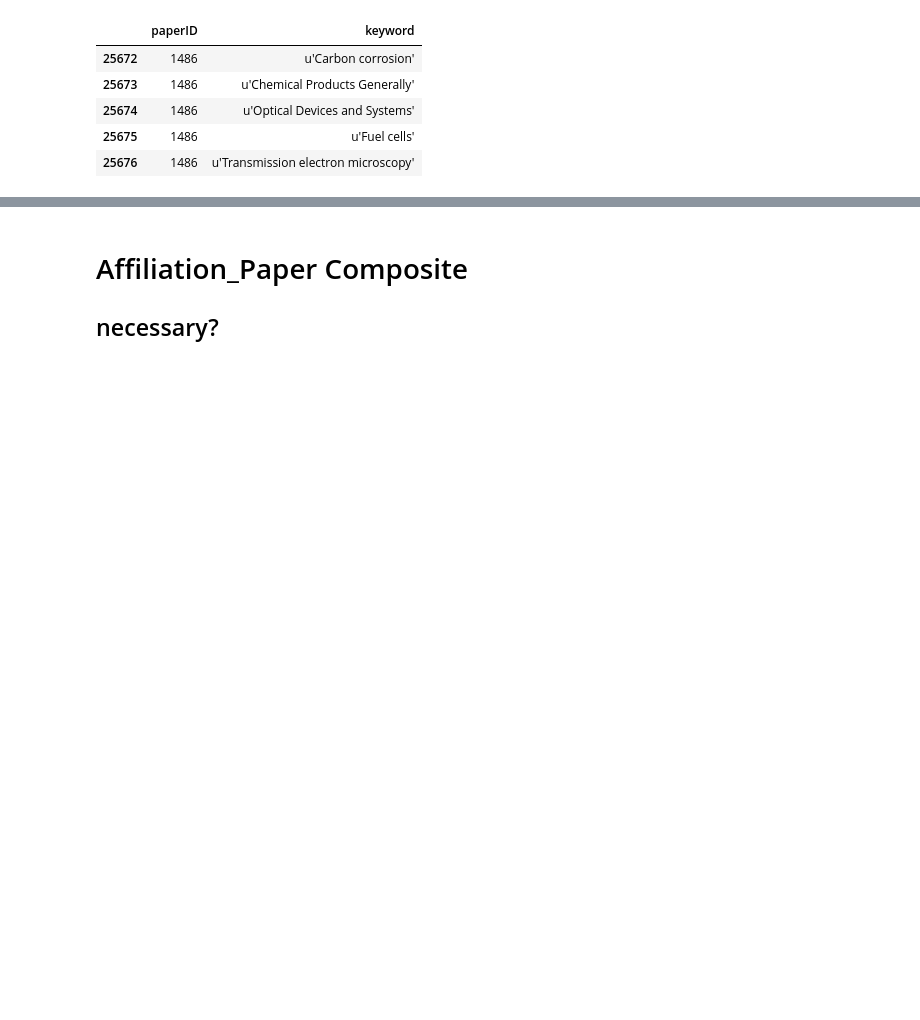
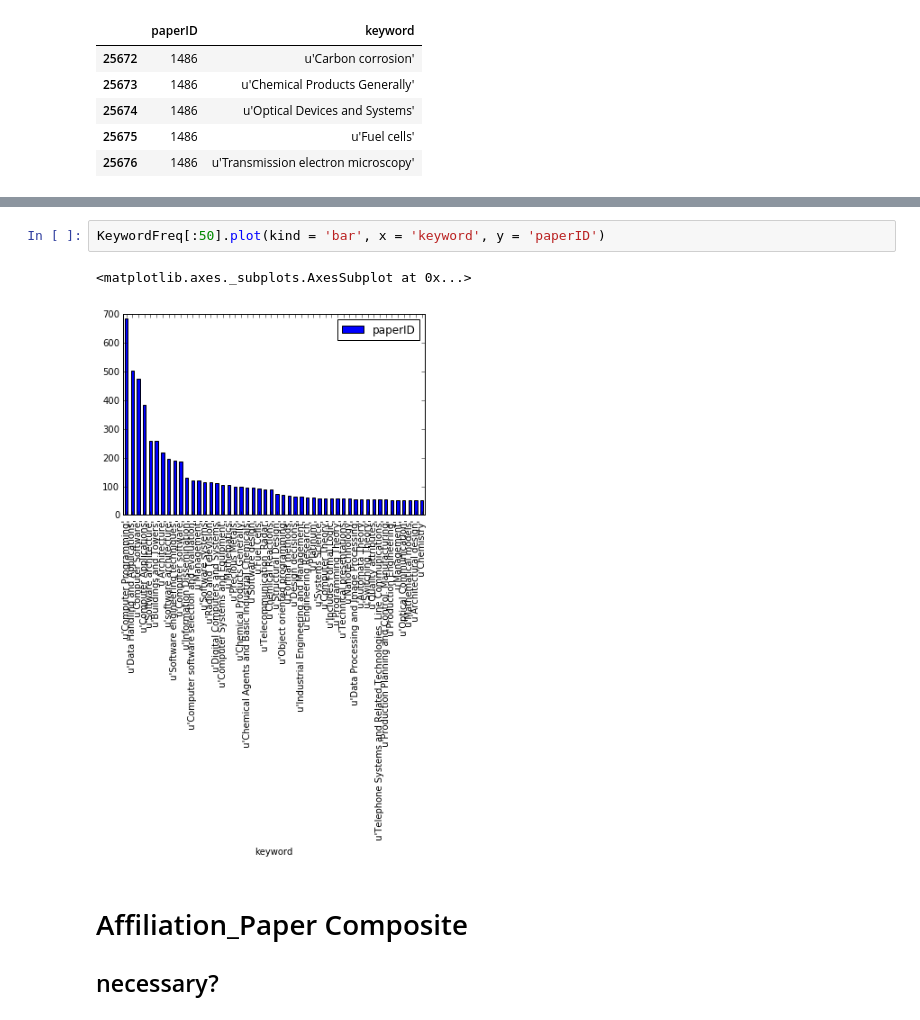
Before and after one commit to noveroa/DataBases, a Jupyter notebook: sqlStart/newSqlNotebooknew_compositesadded.ipynb, the cells around one changed output, grey strips where cells are left out. Drawn from its saved outputs; the diff is of its cells as text; blank space fills up the shorter version.

```diff
--- a/sqlStart/newSqlNotebooknew_compositesadded.ipynb
+++ b/sqlStart/newSqlNotebooknew_compositesadded.ipynb
@@ -277,3 +358,8 @@ pk.merge(paperDF[['paperID', 'confName']], on = 'paperID').head(15)
+# %%
+KeywordFreq[:50].plot(kind = 'bar', x = 'keyword', y = 'paperID')
+# %% [output]
+<matplotlib.axes._subplots.AxesSubplot at 0x...>
+[figure, added]
 # %% [markdown]
 # Affiliation_Paper Composite
 ## necessary?
```
Also changed, not shown: parts of 14 cells of this notebook, 4 other files.
